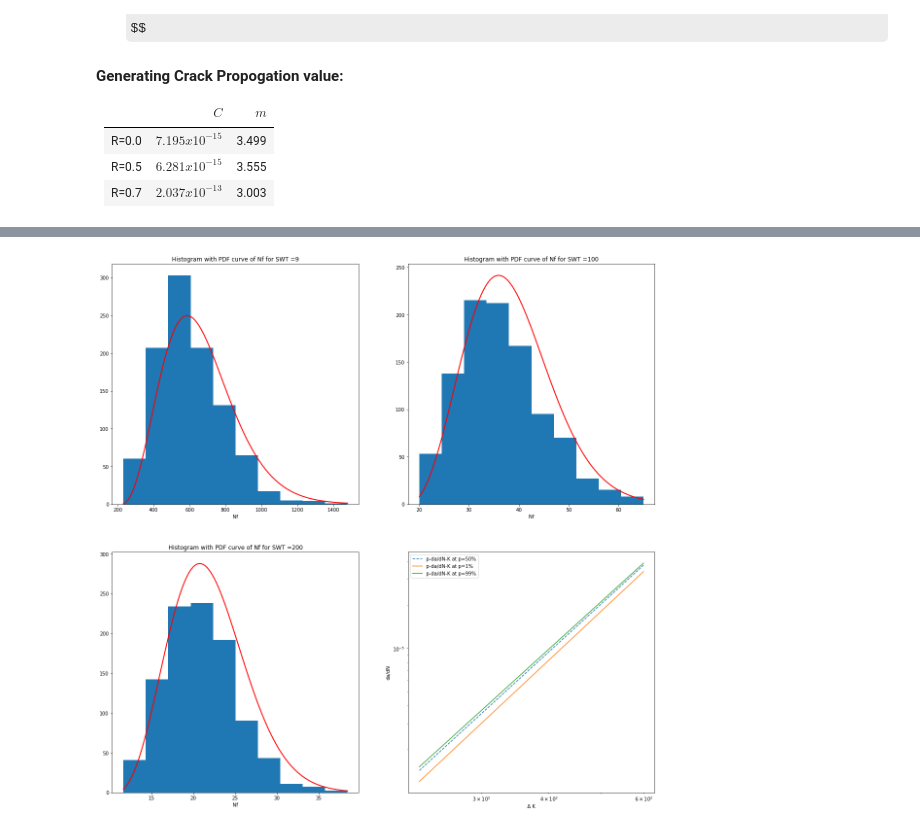
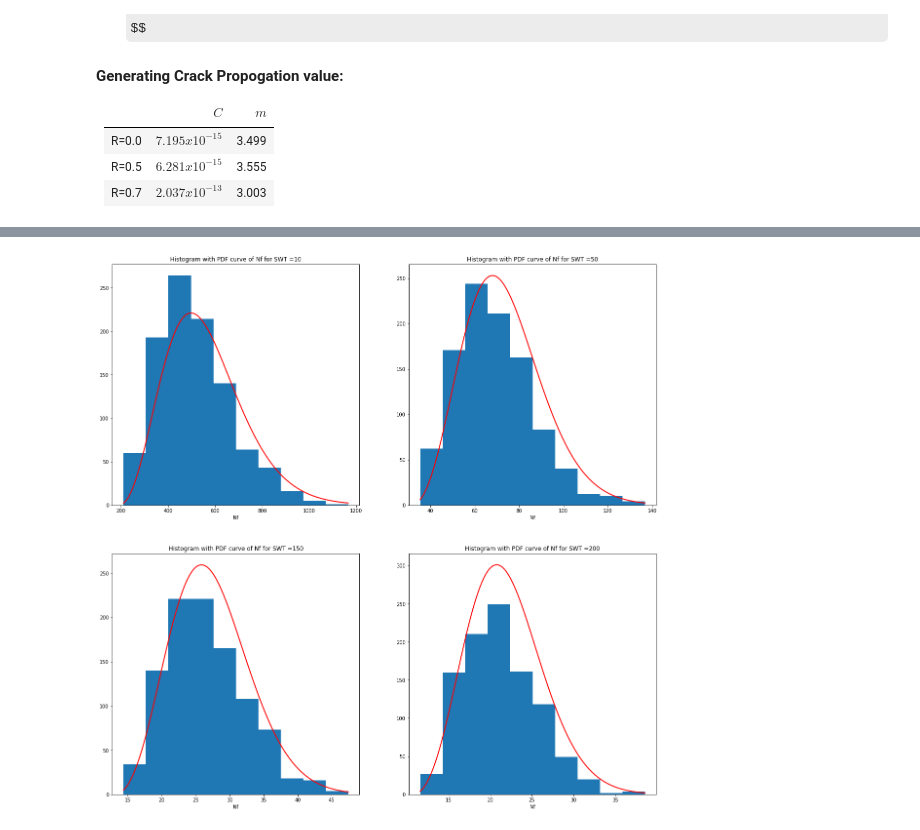
Before and after one commit to arpitvaghela/Fatigue-and-Fracture-Modeling-using-Probability, a Jupyter notebook: special_assignment_1.ipynb, the cells around one changed output, grey strips where cells are left out. Drawn from its saved outputs; the diff is of its cells as text; code cells hidden in the pictures; some formulas as TeX source.

```diff
--- a/special_assignment_1.ipynb
+++ b/special_assignment_1.ipynb
@@ -501,87 +501,19 @@ def plt_pNf(SWT):
 
 plt.figure(figsize=(20,20))
 plt.subplot(2,2,1)
-plt_pNf(9)
+plt_pNf(10)
 
 plt.subplot(2,2,2)
-plt_pNf(100)
+plt_pNf(50)
 
 plt.subplot(2,2,3)
-plt_pNf(200)
-
-# Crack propogation data
-logN01 = -4.1079
-
-C0 = 7.195e-15
-m0 = 3.499
-
-delta_k = np.linspace(250,600,50)
-
-da_dN0 = C0*(delta_k**m0)
+plt_pNf(150)
 
 plt.subplot(2,2,4)
-plt.ylabel('da/dN')
-plt.yscale('log')
-plt.xlabel('\u0394 K')
-plt.xscale('log')
-
-#plt.plot(delta_k,da_dN0,'r.',label='Theoratical data')
-#plt.title('Fatigue crack propagation data of S355 steel for distinct stress ratios')
-
-# percentile crack propogation
-
-SWT_a = 30
-
-lgSWT_SWT0_a = math.log(SWT_a) - logSWT0
-
-logSWT0 = -4.4317
-shape1 = 3.6226
-logN01 = -4.1079
-
-loc3_a = (53.8423+9)/lgSWT_SWT0_a
-scale3_a = (7.2698)/lgSWT_SWT0_a
-
-
-def get_xp_Nf_a(p,loc=loc3_a,shape=shape1,scale=scale3_a):
-    return np.real(loc+(scale)*(-(math.log(1-p))**(1/shape)))
-
-SWT_b = 9000
-points = [230,600]
-lgSWT_SWT0_b = math.log(SWT_b) - logSWT0
-
-logSWT0 = -4.4317
-shape1 = 3.6226
-logN01 = -4.1079
-
-loc3_b = (53.8423+9)/lgSWT_SWT0_b
-scale3_b = (7.2698)/lgSWT_SWT0_b
-
-
-def get_xp_Nf_b(p,loc=loc3_b,shape=shape1,scale=scale3_b):
-    return np.real(loc+(scale)*(-(math.log(1-p))**(1/shape)))
+plt_pNf(200)
 
 
 
-Nf01_a = np.exp(get_xp_Nf_a(0.001) + logN01)
-Nf01_b = np.exp(get_xp_Nf_b(0.001) + logN01)
 
-Nf05_a = np.exp(get_xp_Nf_a(0.005) + logN01)
-Nf05_b = np.exp(get_xp_Nf_b(0.005) + logN01)
-
-Nf50_a = np.exp(get_xp_Nf_a(0.050) + logN01)
-Nf50_b = np.exp(get_xp_Nf_b(0.050) + logN01)
-
-Nf95_a = np.exp(get_xp_Nf_a(0.095) + logN01)
-Nf95_b = np.exp(get_xp_Nf_b(0.095) + logN01)
-
-Nf99_a = np.exp(get_xp_Nf_a(0.099) + logN01)
-Nf99_b = np.exp(get_xp_Nf_b(0.099) + logN01)
-
-rho = 5.5e-5
-
-plt.plot(points,[rho/Nf50_a,rho/Nf50_b],'--',label="p-da/dN-K at p=50%")
-plt.plot(points,[rho/Nf01_a,rho/Nf01_b],label="p-da/dN-K at p=1%")
-plt.plot(points,[rho/Nf99_a,rho/Nf99_b],label="p-da/dN-K at p=99%")
-
-plt.legend()
+plt.savefig("images/nfswtpdf.png")
 # %% [output]
@@ -589 +520 @@ plt.legend()
-[figure, old version]
+[figure, new version]
```
Also changed, not shown: parts of 3 cells of this notebook, 3 other files.
